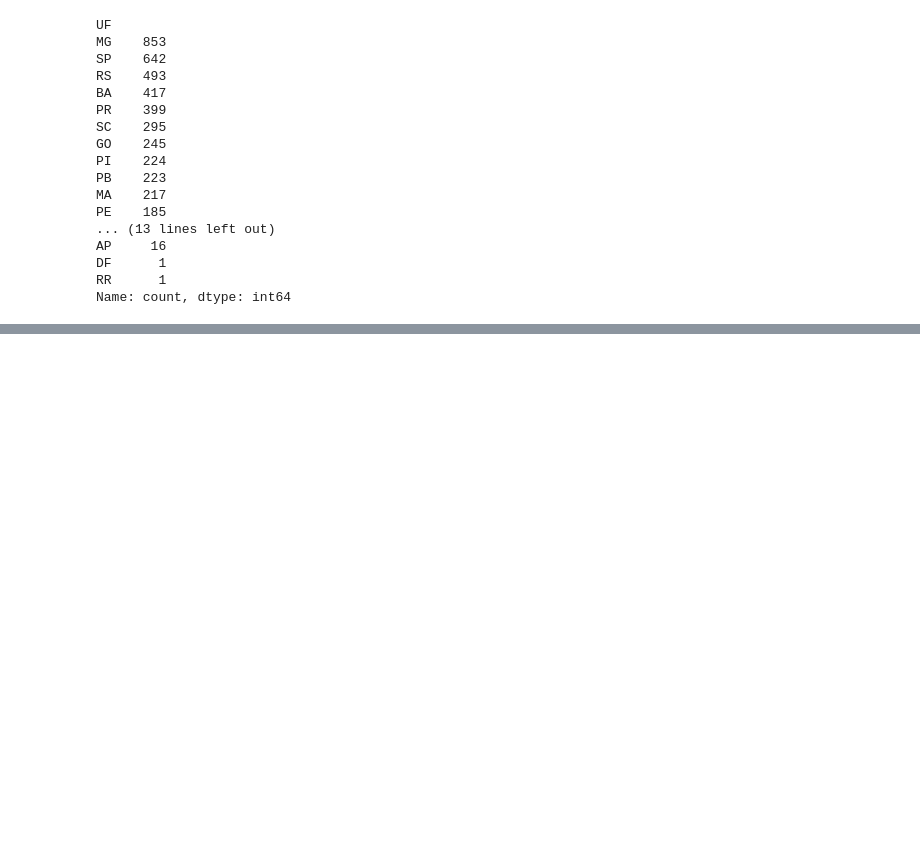
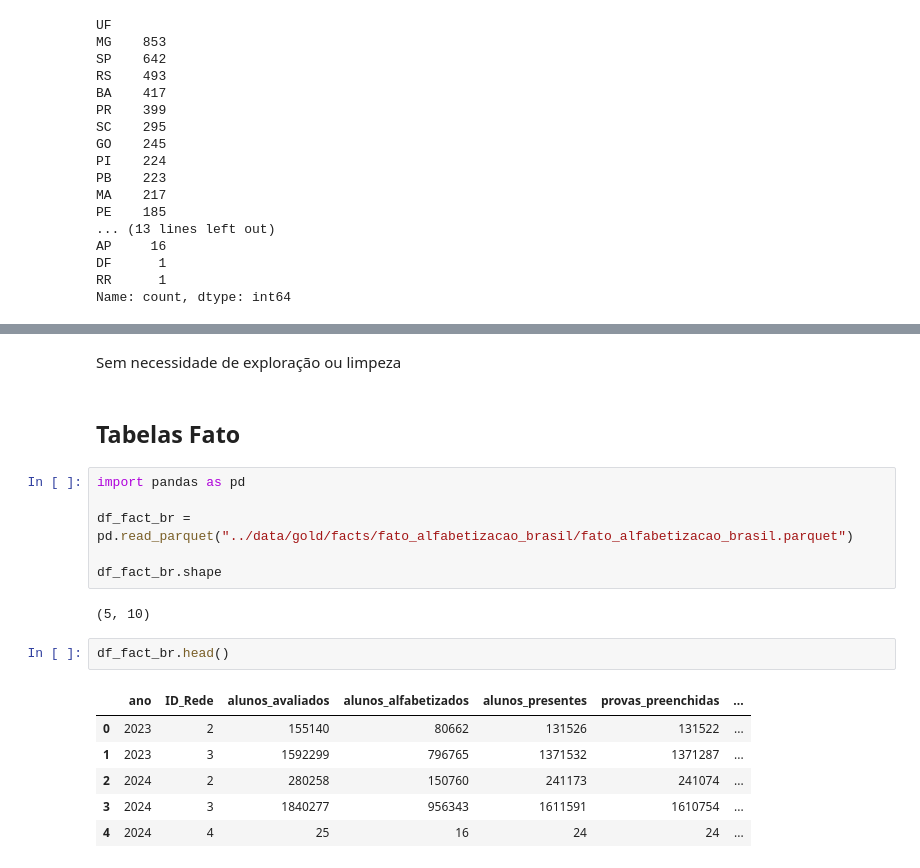
Before and after one commit to IcaroBedinotto-bed/tech-challenge-fase3, a Jupyter notebook: notebooks/01_explocarao_gold.ipynb, the cells around one changed output, grey strips where cells are left out. Drawn from its saved outputs; the diff is of its cells as text; blank space fills up the shorter version.

```diff
--- a/notebooks/01_explocarao_gold.ipynb
+++ b/notebooks/01_explocarao_gold.ipynb
@@ -85,0 +223,21 @@ Ao todo o Brasil possui 5.569 municípios, mas se imagina que nem todos possuem
+# %% [markdown]
+Sem necessidade de exploração ou limpeza
+# %% [markdown]
+## Tabelas Fato
+# %%
+import pandas as pd
+
+df_fact_br = pd.read_parquet("../data/gold/facts/fato_alfabetizacao_brasil/fato_alfabetizacao_brasil.parquet")
+
+df_fact_br.shape
+# %% [output]
+(5, 10)
+# %%
+df_fact_br.head()
+# %% [output]
+|  | ano | ID_Rede | alunos_avaliados | alunos_alfabetizados | alunos_presentes | provas_preenchidas | ... |
+| 0 | 2023 | 2 | 155140 | 80662 | 131526 | 131522 | ... |
+| 1 | 2023 | 3 | 1592299 | 796765 | 1371532 | 1371287 | ... |
+| 2 | 2024 | 2 | 280258 | 150760 | 241173 | 241074 | ... |
+| 3 | 2024 | 3 | 1840277 | 956343 | 1611591 | 1610754 | ... |
+| 4 | 2024 | 4 | 25 | 16 | 24 | 24 | ... |
```
Also changed, not shown: parts of 31 cells of this notebook, 3 other files.
